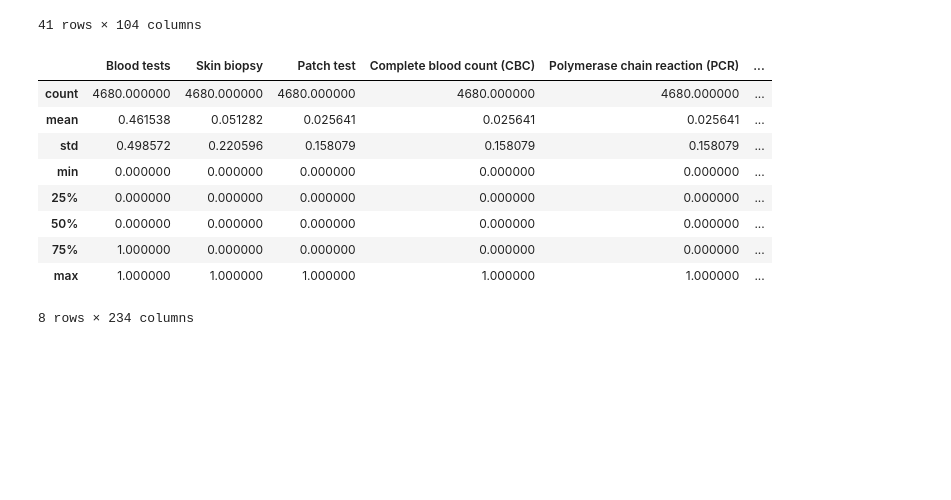
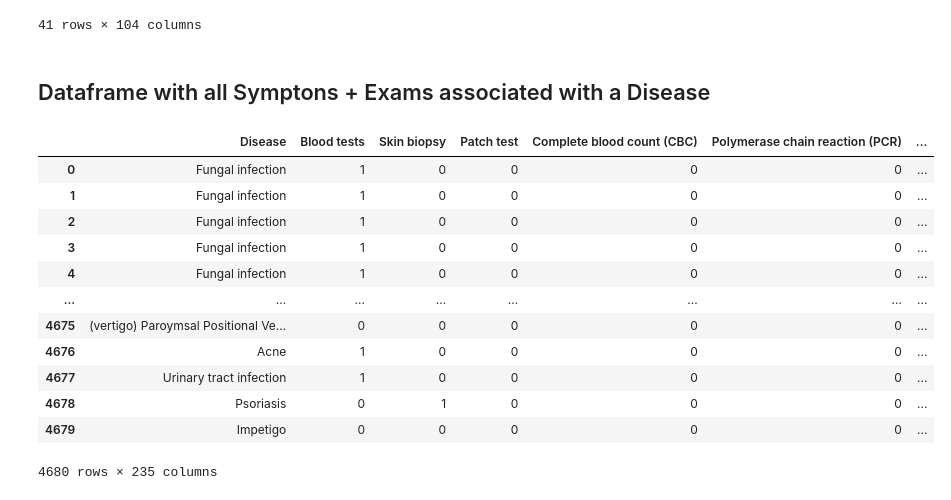
Before and after one commit to SusanaMarques/QuickCheck-RecommendationSystem, a Jupyter notebook: dataTest1.ipynb, the cells around one changed output. Drawn from its saved outputs; the diff is of its cells as text; code cells hidden in the pictures; blank space fills up the shorter version.

```diff
--- a/dataTest1.ipynb
+++ b/dataTest1.ipynb
@@ -192,29 +197,34 @@ testsDf
 | 39 | Gastroenteritis | 0 | 0 | 0 | 0 | 0 | ... |
 | 40 | Tuberculosis | 1 | 0 | 0 | 0 | 0 | ... |
 41 rows × 104 columns
+# %% [markdown]
+## Dataframe with all Symptons + Exams associated with a Disease
 # %%
 finalDfCols= np.concatenate([onlyTestCols,onlySymptomsCols])
 finalDfCols = np.insert(finalDfCols, 0, 'Disease')
 
 
 dfValues = []
 for elem in processedDataf.values:
     for testLine in testsDf.values:
         if(testLine[0]==elem[0]):
             line= np.concatenate([testLine, elem[1:]])
             dfValues.append(line)
 
 finalDf = pd.DataFrame(data=dfValues, columns=finalDfCols)
 finalDf.to_csv("./Data/final.csv", index=False)
-finalDf.describe()
+finalDf
 # %% [output]
-|  | Blood tests | Skin biopsy | Patch test | Complete blood count (CBC) | Polymerase chain reaction (PCR) | ... |
-| count | 4680.000000 | 4680.000000 | 4680.000000 | 4680.000000 | 4680.000000 | ... |
-| mean | 0.461538 | 0.051282 | 0.025641 | 0.025641 | 0.025641 | ... |
-| std | 0.498572 | 0.220596 | 0.158079 | 0.158079 | 0.158079 | ... |
-| min | 0.000000 | 0.000000 | 0.000000 | 0.000000 | 0.000000 | ... |
-| 25% | 0.000000 | 0.000000 | 0.000000 | 0.000000 | 0.000000 | ... |
-| 50% | 0.000000 | 0.000000 | 0.000000 | 0.000000 | 0.000000 | ... |
-| 75% | 1.000000 | 0.000000 | 0.000000 | 0.000000 | 0.000000 | ... |
-| max | 1.000000 | 1.000000 | 1.000000 | 1.000000 | 1.000000 | ... |
+|  | Disease | Blood tests | Skin biopsy | Patch test | Complete blood count (CBC) | Polymerase chain reaction (PCR) | ... |
+| 0 | Fungal infection | 1 | 0 | 0 | 0 | 0 | ... |
+| 1 | Fungal infection | 1 | 0 | 0 | 0 | 0 | ... |
+| 2 | Fungal infection | 1 | 0 | 0 | 0 | 0 | ... |
+| 3 | Fungal infection | 1 | 0 | 0 | 0 | 0 | ... |
+| 4 | Fungal infection | 1 | 0 | 0 | 0 | 0 | ... |
+| ... | ... | ... | ... | ... | ... | ... | ... |
+| 4675 | (vertigo) Paroymsal Positional Ve... | 0 | 0 | 0 | 0 | 0 | ... |
+| 4676 | Acne | 1 | 0 | 0 | 0 | 0 | ... |
+| 4677 | Urinary tract infection | 1 | 0 | 0 | 0 | 0 | ... |
+| 4678 | Psoriasis | 0 | 1 | 0 | 0 | 0 | ... |
+| 4679 | Impetigo | 0 | 0 | 0 | 0 | 0 | ... |
-8 rows × 234 columns
+4680 rows × 235 columns
```
Also changed, not shown: parts of 13 cells of this notebook, 1 other file.
